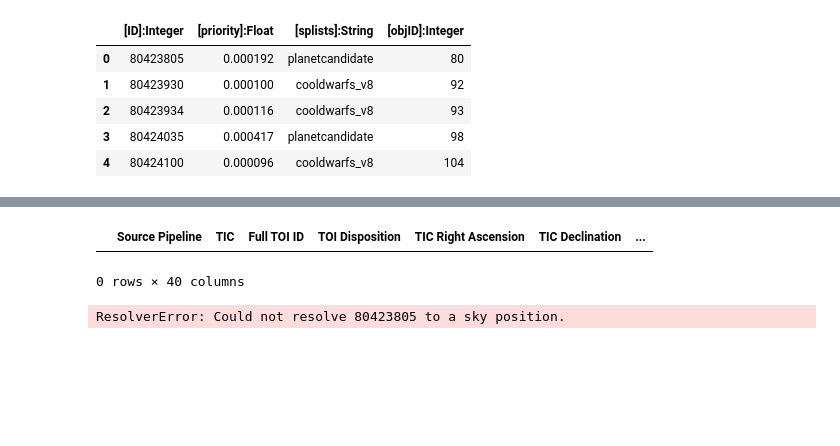
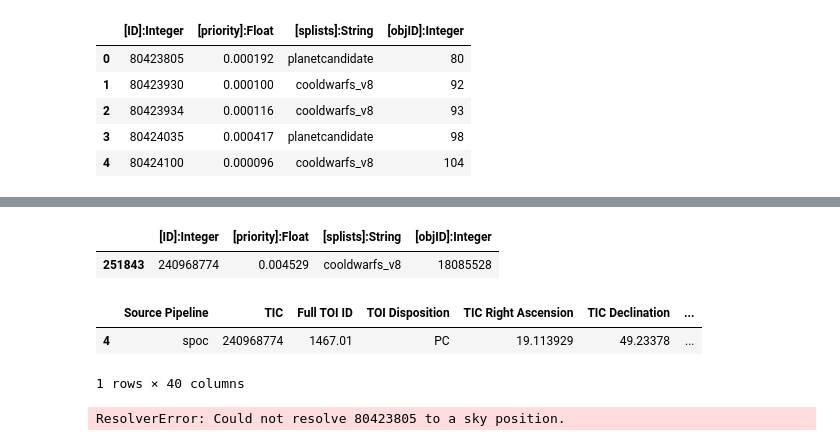
Before and after one commit to DerrickDDInAI/astro, a Jupyter notebook: core/build_db.ipynb, the cells around one changed output, grey strips where cells are left out. Saved outputs shown, nothing was run; the diff lists cells and outputs as text; code cells hidden in the pictures; blank space fills up the shorter version.

```diff
--- a/core/build_db.ipynb
+++ b/core/build_db.ipynb
@@ -248,8 +261,14 @@ ctl.head()
+# %%
+ctl[ctl["[ID]:Integer"] == 240968774]
+# %% [output]
+|  | [ID]:Integer | [priority]:Float | [splists]:String | [objID]:Integer |
+| 251843 | 240968774 | 0.004529 | cooldwarfs_v8 | 18085528 |
 # %%
-toi[toi.TIC == 80423805]
+toi[toi.TIC == 240968774]
 # %% [output]
 |  | Source Pipeline | TIC | Full TOI ID | TOI Disposition | TIC Right Ascension | TIC Declination | ... |
+| 4 | spoc | 240968774 | 1467.01 | PC | 19.113929 | 49.23378 | ... |
-0 rows × 40 columns
+1 rows × 40 columns
 # %%
 from astroquery.mast import Tesscut
 sector_table = Tesscut.get_sectors(objectname="TIC 80423805")
```
Also changed, not shown: parts of 15 cells of this notebook, 1 other file.
